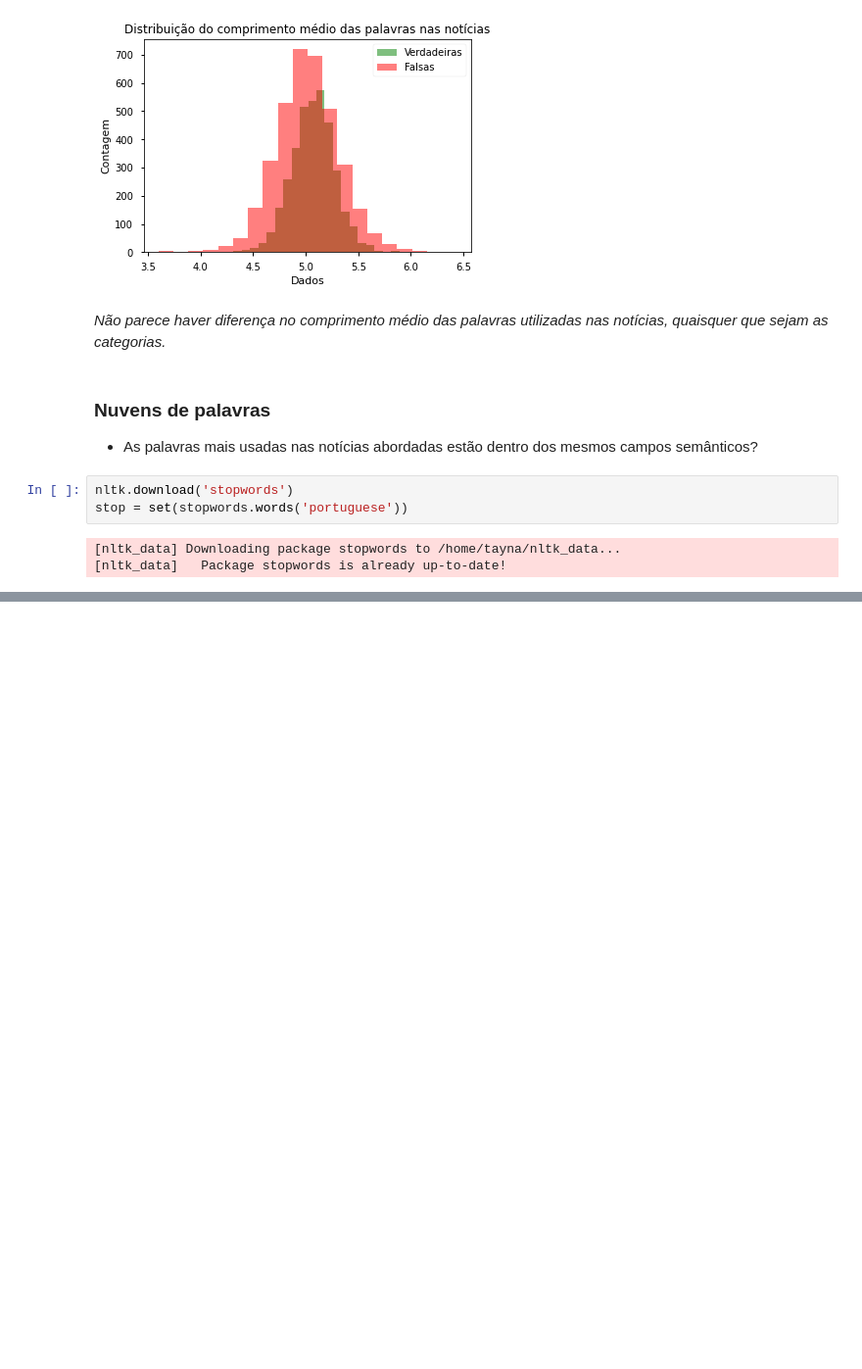
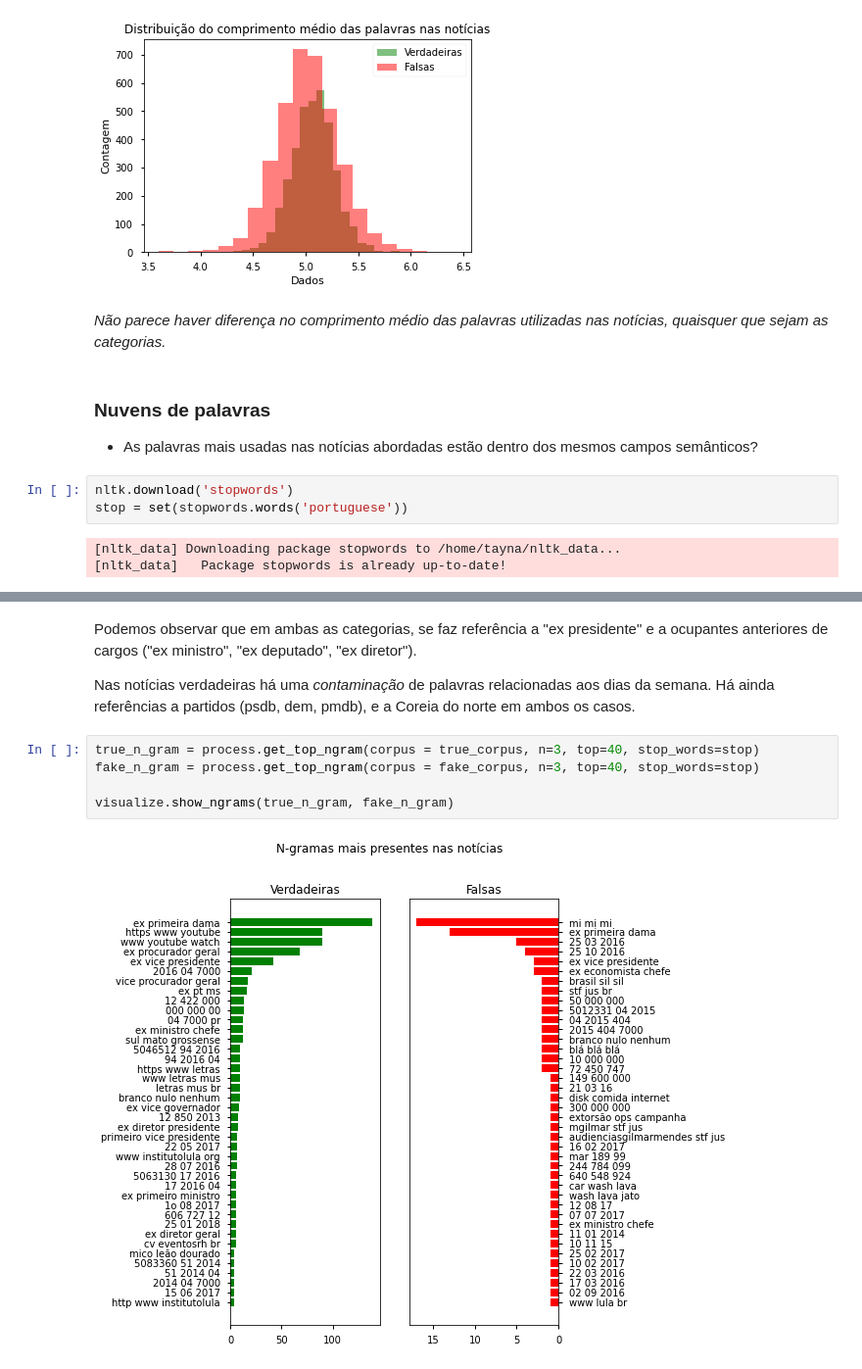
Before and after one commit to atlantico-academy/apura, a Jupyter notebook: notebooks/01 - Exploratory Data Analysis.ipynb, the cells around one changed output, grey strips where cells are left out. Shown at 98% size. Cells and saved outputs as stored; diff of their text form; blank space fills up the shorter version.

```diff
--- a/notebooks/01 - Exploratory Data Analysis.ipynb
+++ b/notebooks/01 - Exploratory Data Analysis.ipynb
@@ -168,0 +188,11 @@ plt.show()
+# %% [markdown]
+Podemos observar que em ambas as categorias, se faz referência a "ex presidente" e a ocupantes anteriores de cargos ("ex ministro", "ex deputado", "ex diretor").
+
+Nas notícias verdadeiras há uma *contaminação* de palavras relacionadas aos dias da semana. Há ainda referências a partidos (psdb, dem, pmdb), e a Coreia do norte em ambos os casos.
+# %%
+true_n_gram = process.get_top_ngram(corpus = true_corpus, n=3, top=40, stop_words=stop)
+fake_n_gram = process.get_top_ngram(corpus = fake_corpus, n=3, top=40, stop_words=stop)
+
+visualize.show_ngrams(true_n_gram, fake_n_gram)
+# %% [output]
+[figure, added]
```
Also changed, not shown: parts of 10 cells of this notebook.
